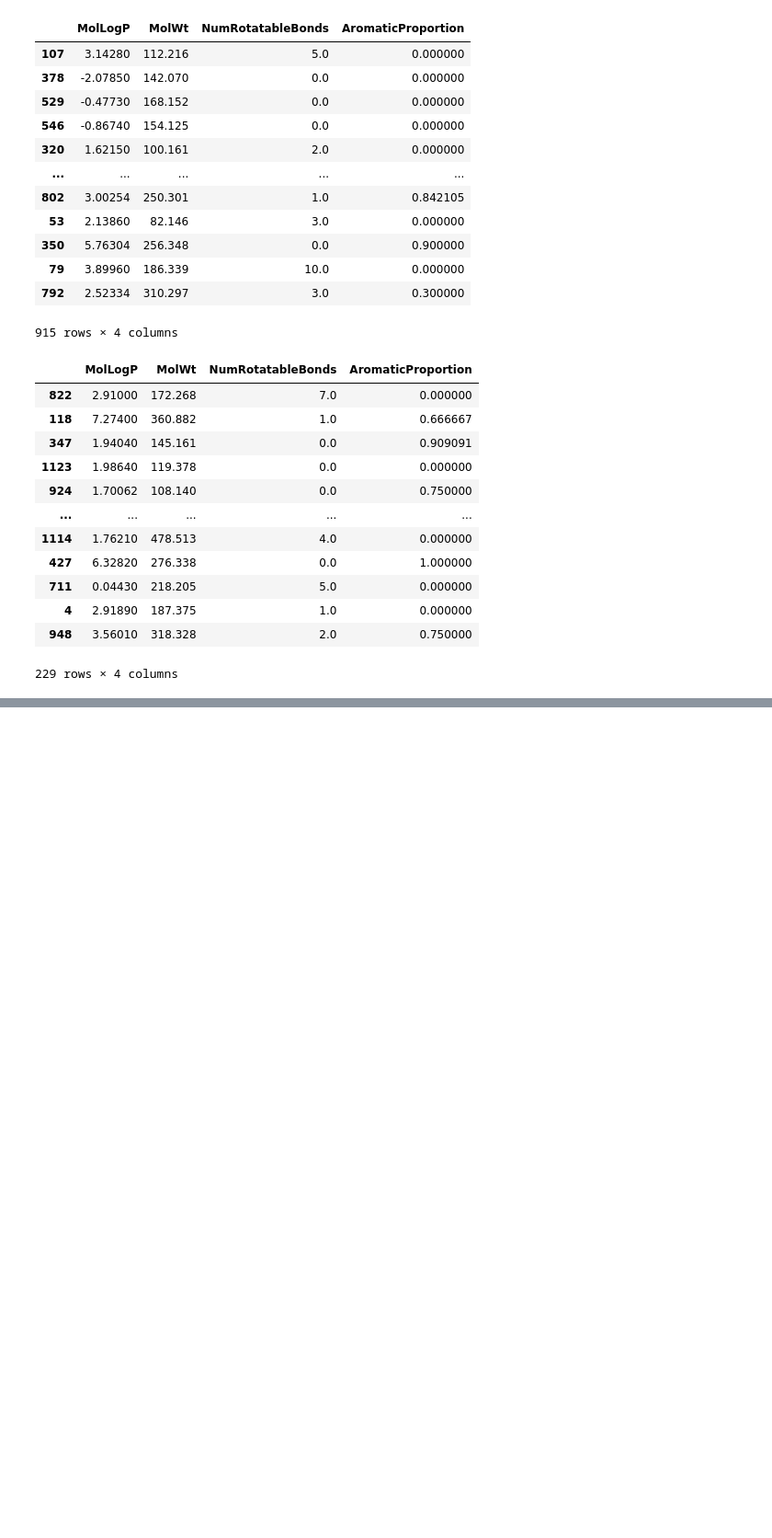
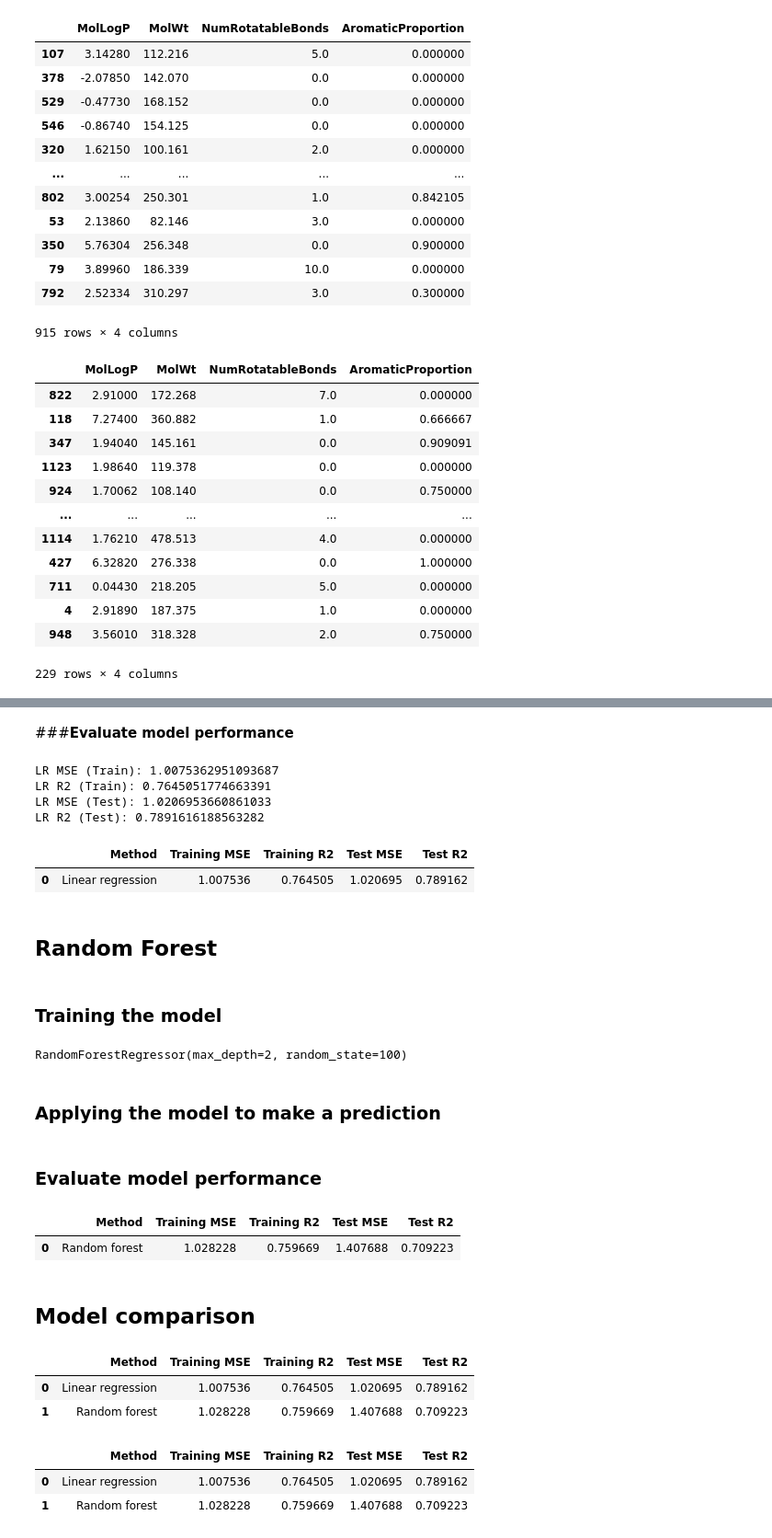
Before and after one commit to Yul-Lam/coffeeChat, a Jupyter notebook: Regressao.ipynb, the cells around one changed output, grey strips where cells are left out. Shown at 92% size. Cells and saved outputs as stored; diff of their text form; code cells hidden in the pictures; blank space fills up the shorter version.

```diff
--- a/Regressao.ipynb
+++ b/Regressao.ipynb
@@ -101,0 +160,2 @@ x_test
+# %% [markdown]
+###**Evaluate model performance**
@@ -101,0 +170,10 @@ x_test
+# %%
+print('LR MSE (Train):', lr_train_mse)
+print('LR R2 (Train):', lr_train_r2)
+print('LR MSE (Test):', lr_test_mse)
+print('LR R2 (Test):', lr_test_r2)
+# %% [output]
+LR MSE (Train): 1.0075362951093687
+LR R2 (Train): 0.7645051774663391
+LR MSE (Test): 1.0206953660861033
+LR R2 (Test): 0.7891616188563282
@@ -101,0 +183,53 @@ x_test
+# %%
+lr_results
+# %% [output]
+|  | Method | Training MSE | Training R2 | Test MSE | Test R2 |
+| 0 | Linear regression | 1.007536 | 0.764505 | 1.020695 | 0.789162 |
+# %% [markdown]
+## **Random Forest**
+# %% [markdown]
+### **Training the model**
+# %%
+from sklearn.ensemble import RandomForestRegressor
+
+rf = RandomForestRegressor(max_depth=2, random_state=100)
+rf.fit(x_train, y_train)
+# %% [output]
+RandomForestRegressor(max_depth=2, random_state=100)
+# %% [markdown]
+### **Applying the model to make a prediction**
+# %%
+y_rf_train_pred = rf.predict(x_train)
+y_rf_test_pred =rf.predict(x_test)
+# %% [markdown]
+### **Evaluate model performance**
+# %%
+from sklearn.metrics import mean_squared_error, r2_score
+
+rf_train_mse = mean_squared_error(y_train, y_rf_train_pred)
+rf_train_r2 = r2_score(y_train, y_rf_train_pred)
+
+rf_test_mse = mean_squared_error(y_test, y_rf_test_pred)
+rf_test_r2 = r2_score(y_test, y_rf_test_pred)
+# %%
+rf_results = pd.DataFrame(['Random forest', rf_train_mse, rf_train_r2, rf_test_mse, rf_test_r2]).transpose()
+rf_results.columns = ['Method', 'Training MSE', 'Training R2', 'Test MSE', 'Test R2']
+rf_results
+# %% [output]
+|  | Method | Training MSE | Training R2 | Test MSE | Test R2 |
+| 0 | Random forest | 1.028228 | 0.759669 | 1.407688 | 0.709223 |
+# %% [markdown]
+## **Model comparison**
+# %%
+df_models = pd.concat([lr_results, rf_results], axis=0).reset_index(drop=True)
+df_models
+# %% [output]
+|  | Method | Training MSE | Training R2 | Test MSE | Test R2 |
+| 0 | Linear regression | 1.007536 | 0.764505 | 1.020695 | 0.789162 |
+| 1 | Random forest | 1.028228 | 0.759669 | 1.407688 | 0.709223 |
+# %%
+df_models.reset_index(drop=True)
+# %% [output]
+|  | Method | Training MSE | Training R2 | Test MSE | Test R2 |
+| 0 | Linear regression | 1.007536 | 0.764505 | 1.020695 | 0.789162 |
+| 1 | Random forest | 1.028228 | 0.759669 | 1.407688 | 0.709223 |
```
Also changed, not shown: parts of 14 cells of this notebook.
